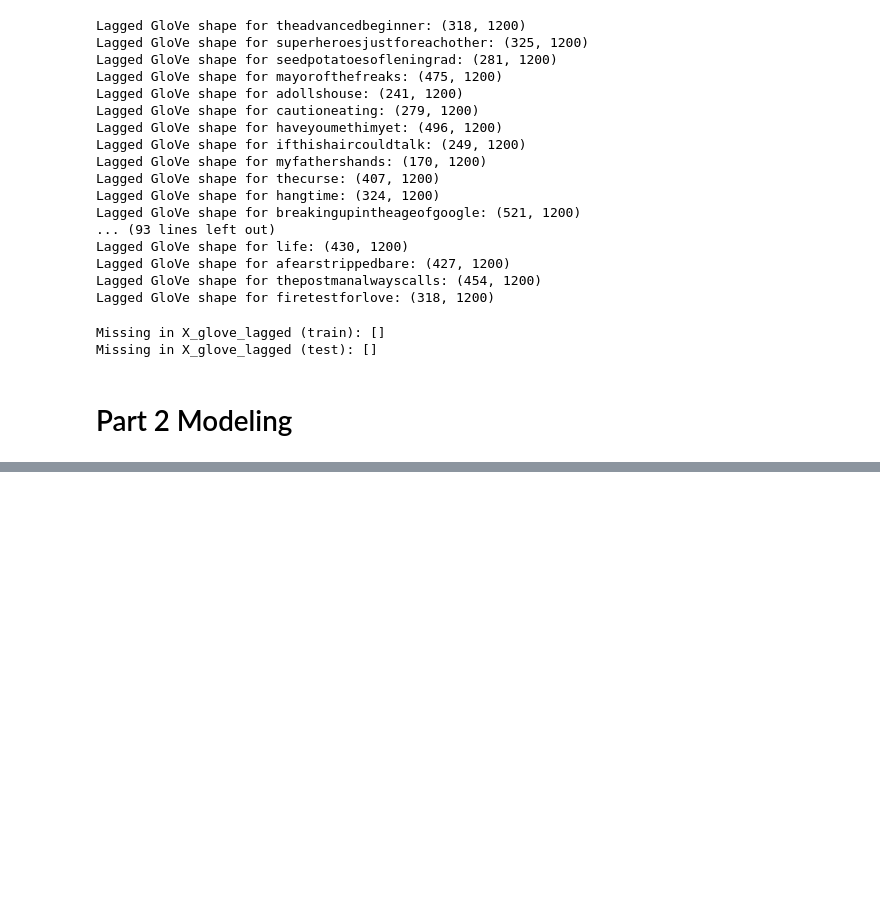
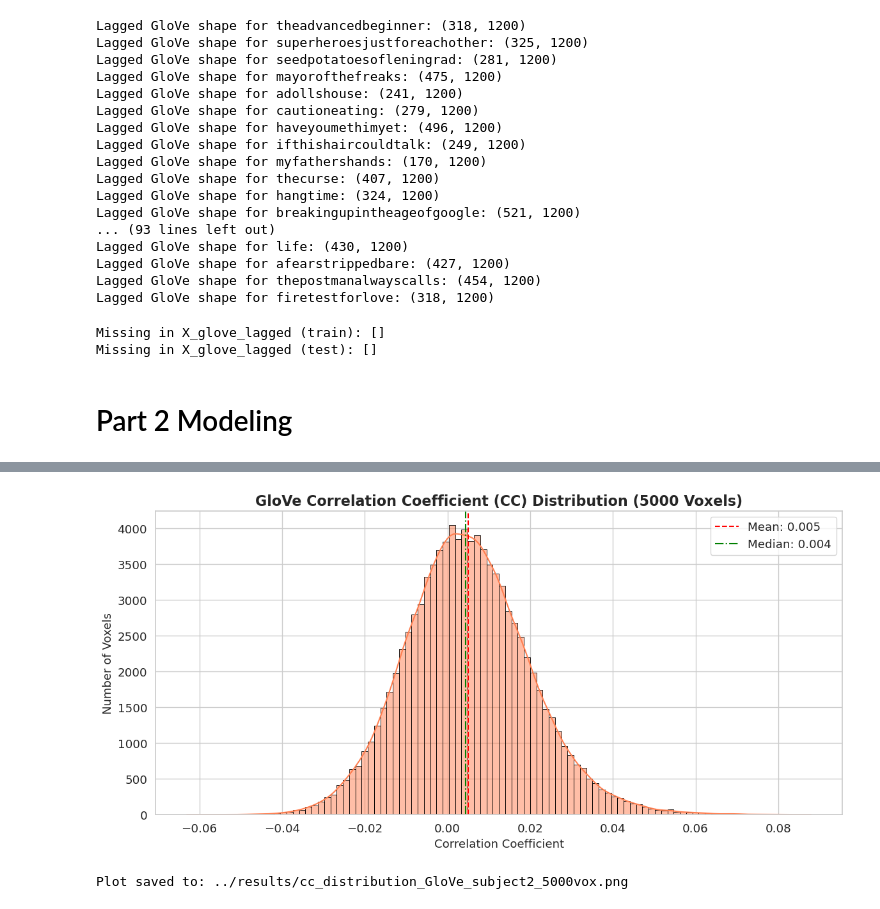
Before and after one commit to lunamk1/lab3-1, a Jupyter notebook: code/GloVe.ipynb, the cells around one changed output, grey strips where cells are left out. Saved outputs shown, nothing was run; the diff lists cells and outputs as text; code cells hidden in the pictures; blank space fills up the shorter version.

```diff
--- a/code/GloVe.ipynb
+++ b/code/GloVe.ipynb
@@ -393,0 +190,19 @@ plt.show()
+# %%
+# ----- Evaluate on test set -----
+X_test = []
+Y_test = []
+
+for story in test_stories:
+    if story in X_glove_lagged:
+        bold_path = os.path.join(subject2_path, f"{story}.npy")
+        if os.path.exists(bold_path):
+            Y = np.load(bold_path)
+            X = X_glove_lagged[story]
+            min_len = min(X.shape[0], Y.shape[0])
+            X_test.append(X[:min_len])
+            Y_test.append(Y[:min_len])
+        else:
+            print(f"Missing Y file for: {story}")
+
+X_test = np.vstack(X_test)
+Y_test = np.vstack(Y_test)
@@ -393,0 +244,29 @@ plt.show()
+# %%
+# ----- Visualization -----
+# ----- Histogram -----
+
+import seaborn as sns
+import matplotlib.pyplot as plt
+
+sns.set(style="whitegrid", font_scale=1.2)
+plt.figure(figsize=(12, 6))
+
+sns.histplot(ccs_GloVe[~np.isnan(ccs_GloVe)], bins=100, kde=True, color="#FF7F50", edgecolor="black", stat="count")
+plt.axvline(np.mean(ccs_GloVe), color='red', linestyle='--', label=f"Mean: {np.mean(ccs_GloVe):.3f}")
+plt.axvline(np.median(ccs_GloVe), color='green', linestyle='-.', label=f"Median: {np.median(ccs_GloVe):.3f}")
+plt.title("GloVe Correlation Coefficient (CC) Distribution (5000 Voxels)", fontsize=16, weight="bold")
+plt.xlabel("Correlation Coefficient", fontsize=13)
+plt.ylabel("Number of Voxels", fontsize=13)
+plt.legend()
+plt.tight_layout()
+
+# Save plot
+save_dir = os.path.join("..", "results")
+plot_path = os.path.join(save_dir, "cc_distribution_GloVe_subject2_5000vox.png")
+plt.savefig(plot_path, dpi=300)
+plt.show()
+
+print(f"Plot saved to: {plot_path}")
+# %% [output]
+[figure, added]
+Plot saved to: ../results/cc_distribution_GloVe_subject2_5000vox.png
```
Also changed, not shown: parts of 9 cells of this notebook.
